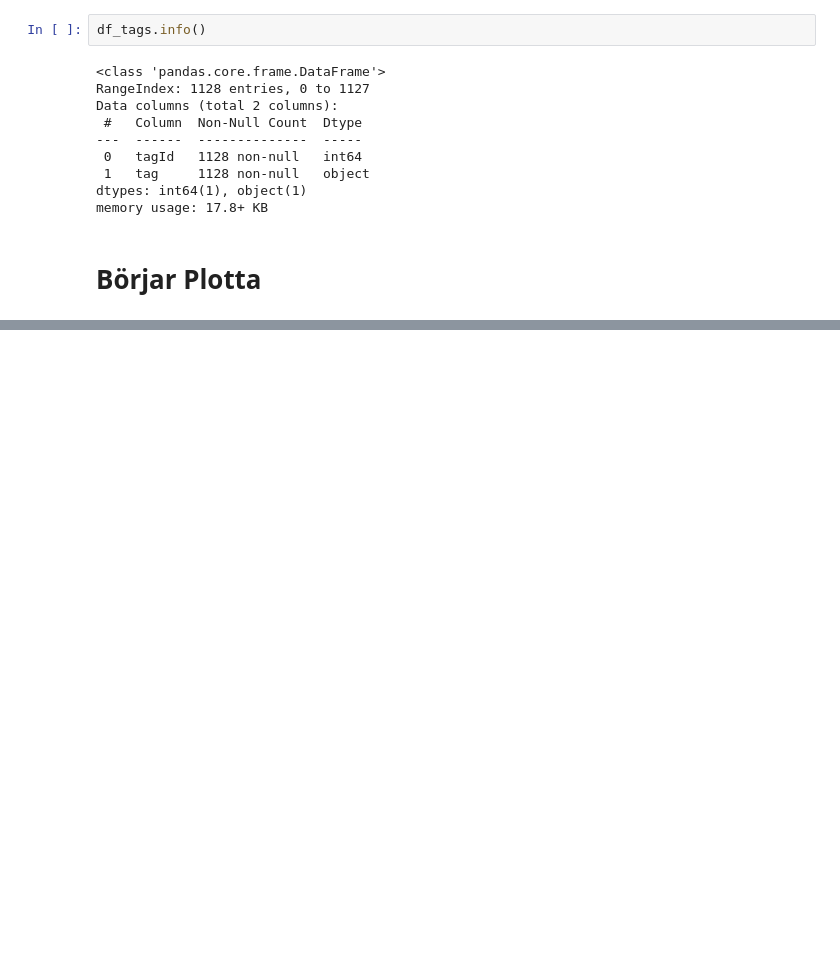
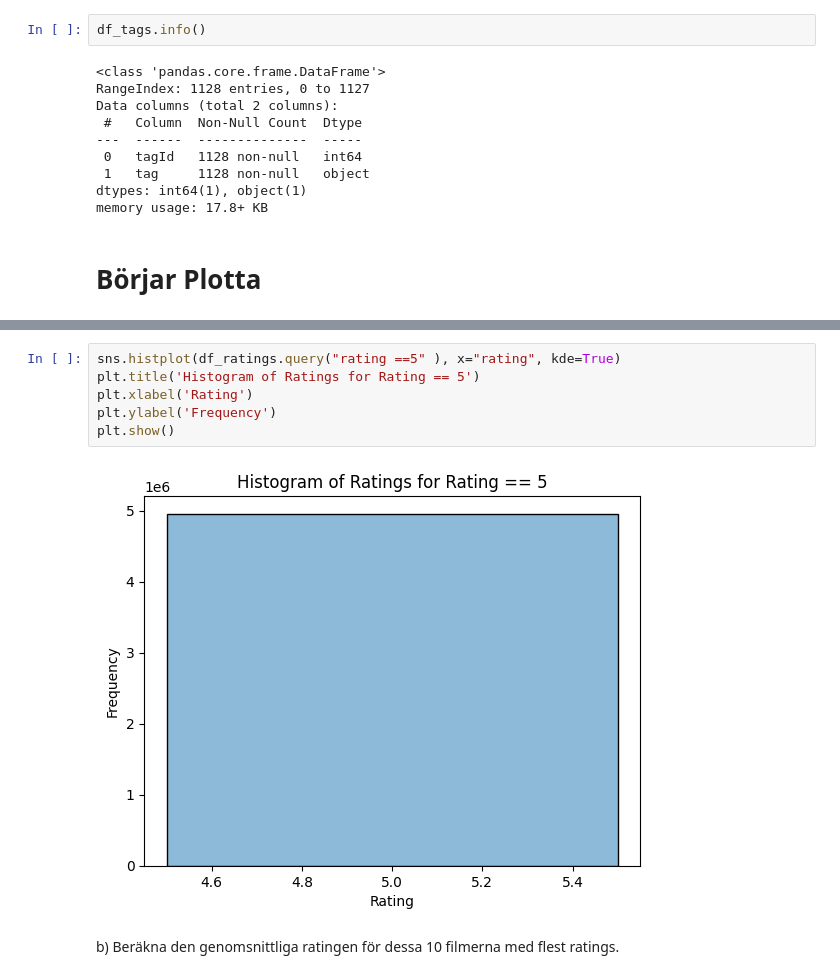
Before and after one commit to Zandri2k/Python-AI-Sandra-OPA23, a Jupyter notebook: labs/Labb_Maskininlärning.ipynb, the cells around one changed output, grey strips where cells are left out. Saved outputs shown, nothing was run; the diff lists cells and outputs as text; blank space fills up the shorter version.

```diff
--- a/labs/Labb_Maskininlärning.ipynb
+++ b/labs/Labb_Maskininlärning.ipynb
@@ -125,0 +139,10 @@ plt.show()
+# %%
+sns.histplot(df_ratings.query("rating ==5" ), x="rating", kde=True)
+plt.title('Histogram of Ratings for Rating == 5')
+plt.xlabel('Rating')
+plt.ylabel('Frequency')
+plt.show()
+# %% [output]
+[figure, added]
+# %% [markdown]
+b) Beräkna den genomsnittliga ratingen för dessa 10 filmerna med flest ratings.
```
Also changed, not shown: parts of 4 cells of this notebook.
